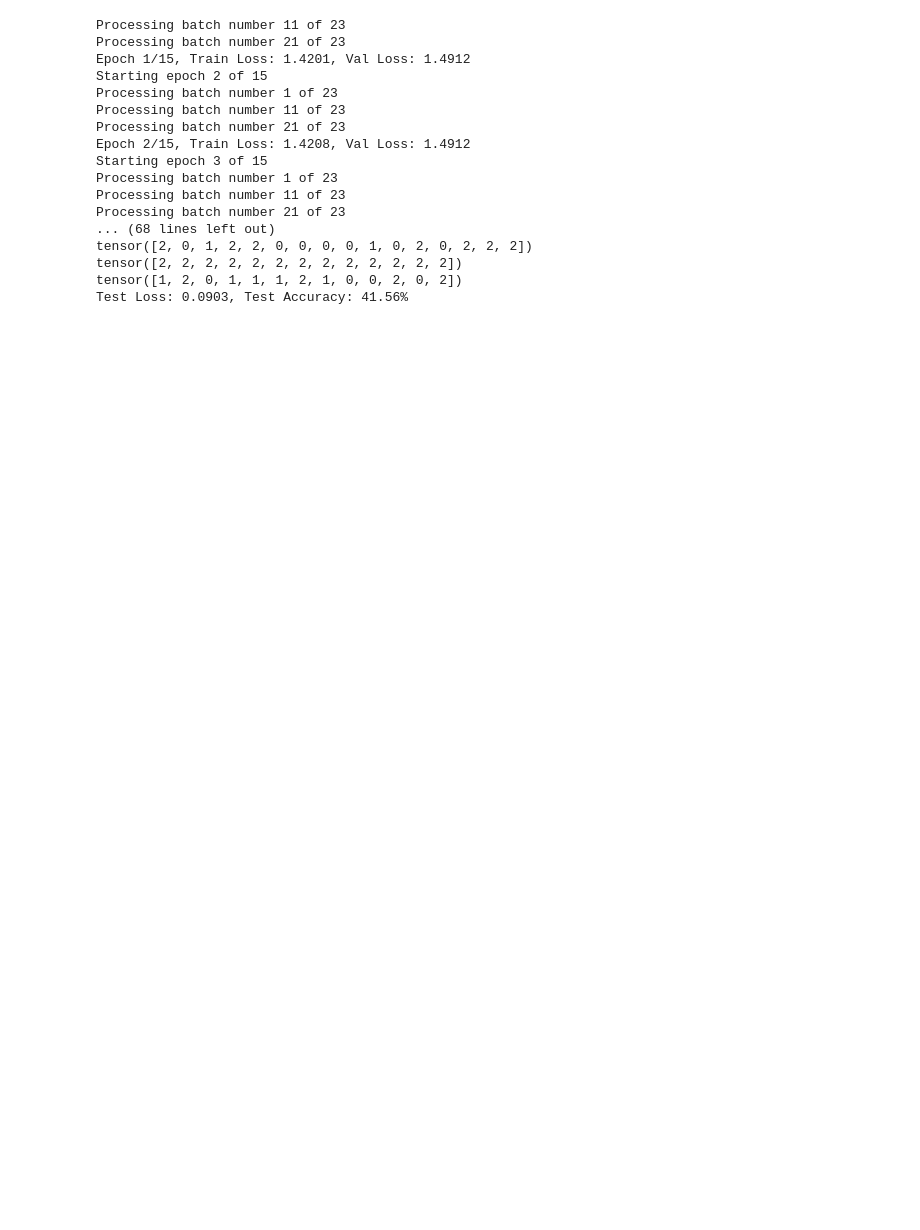
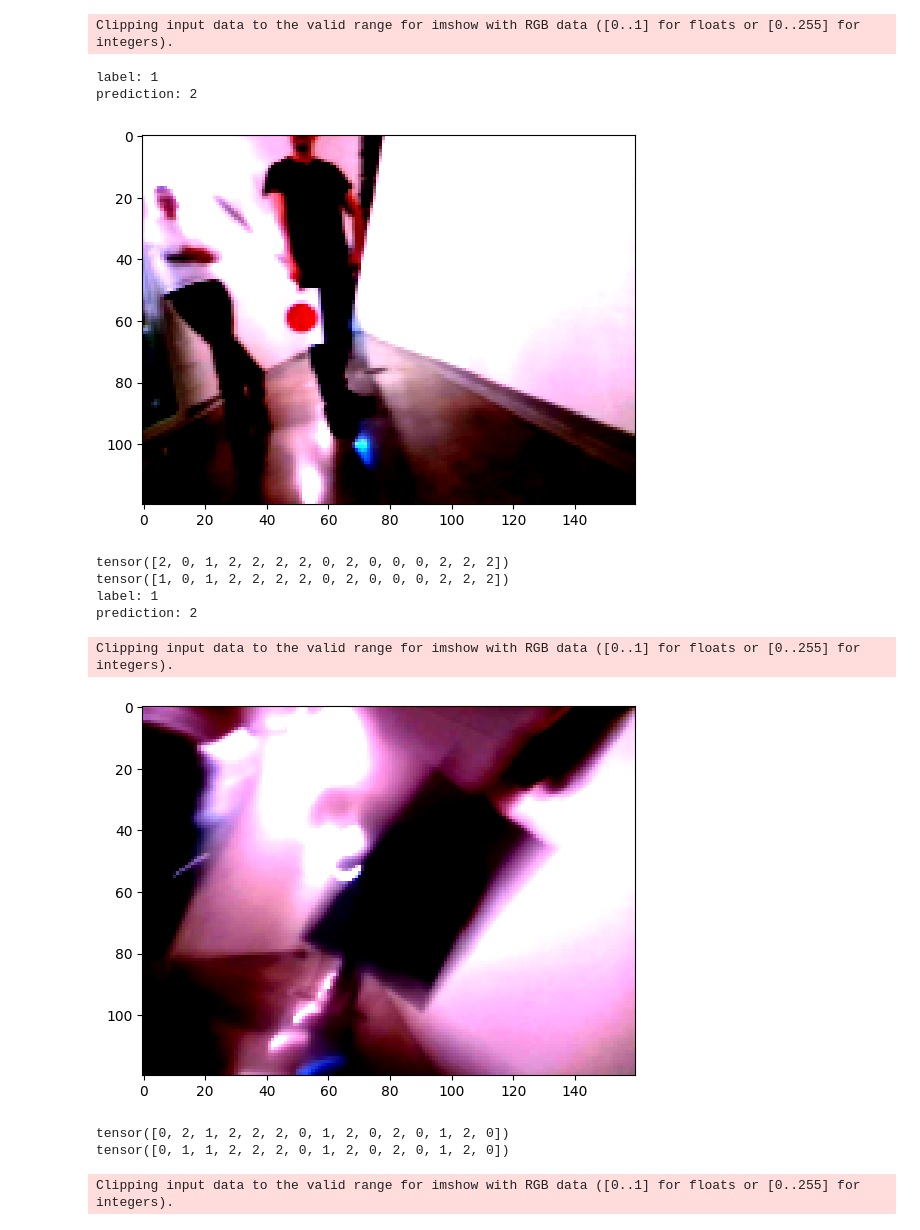
Before and after one commit to mvhhampek/e7012e, a Jupyter notebook: computer_vision/CNN.ipynb, the cells around one changed output. Cells and saved outputs as stored; diff of their text form; code cells hidden in the pictures; blank space fills up the shorter version.

```diff
--- a/computer_vision/CNN.ipynb
+++ b/computer_vision/CNN.ipynb
@@ -141,5 +164,5 @@ tensor([0, 0, 1])
 # %%
-def train_model(model, criterion, optimizer, train_loader, val_loader, num_epochs):
+def train_model(model, criterion, optimizer, train_loader, val_loader, num_epochs, scheduler):
     best_val_loss = float('inf')
     best_model = model
 
@@ -148,12 +171,15 @@ def train_model(model, criterion, optimizer, train_loader, val_loader, num_epoch
         model.train()
         train_loss = 0.0
         for batch_nr, (inputs, labels) in enumerate(train_loader):
-            if (batch_nr%10 == 0):
+            if (batch_nr%7 == 0):
                 print(f"Processing batch number {batch_nr+1} of {len(train_loader)}")
+            inputs = augment(inputs)
             inputs = inputs.to(device)
             labels = labels.to(device).to(torch.float)
             optimizer.zero_grad()
             outputs = model(inputs).to(torch.float)
+            #print(nn.Softmax()(outputs))
+            #print(labels)
             loss = criterion(outputs, labels)
             loss = loss.to(device)
             loss.backward()
@@ -161,6 +187,7 @@ def train_model(model, criterion, optimizer, train_loader, val_loader, num_epoch
             train_loss += loss.item() * inputs.size(0)
 
         train_loss /= len(train_loader.dataset)
+        scheduler.step()
 
         # Validation
         model.eval()
@@ -182,6 +209,7 @@ def train_model(model, criterion, optimizer, train_loader, val_loader, num_epoch
         if val_loss < best_val_loss:
             best_val_loss = val_loss
             best_model = model
+            torch.save(best_model, "CNN_model2.pt")
     return best_model
 
 def test_model(model, test_loader, criterion):
@@ -202,6 +230,12 @@ def test_model(model, test_loader, criterion):
             predicted = torch.argmax(outputs,dim=1)
             total += labels.size(0)
             labels = torch.argmax(labels,dim=1)
+            for image, pred, label in zip(inputs, predicted, labels):
+                if pred!=label:
+                    print("label:",label.item())
+                    print("prediction:",pred.item())
+                    plt.imshow(image.permute(1,2,0))
+                    plt.show()
             print(predicted)
             print(labels)
             correct += (predicted == labels).sum().item()
@@ -212,26 +246,28 @@ def test_model(model, test_loader, criterion):
         accuracy = 100 * correct / total
 
         # Calculate confusion matrix
-        #conf_matrix = confusion_matrix(all_targets, all_predictions)
+        conf_matrix = confusion_matrix(all_targets, all_predictions)
 
-    return test_loss, accuracy#, conf_matrix
+    return test_loss, accuracy, conf_matrix
 # %%
-LEARNING_RATE = 0.1
-EPOCHS = 15
+LEARNING_RATE = 0.0001
+EPOCHS = 100
 
 print(device)
 model = CNN().to(device)
 criterion = torch.nn.CrossEntropyLoss(weight=torch.tensor([1.255,1.305,1])).to(device)
-optimizer = torch.optim.Adam(model.parameters(), lr=LEARNING_RATE)
+optimizer = torch.optim.Adam(model.parameters(), lr=LEARNING_RATE, weight_decay=0.0001)
+scheduler  = torch.optim.lr_scheduler.StepLR(optimizer, step_size=3, gamma=0.9)
 
 # Train the model
-trained_model = train_model(model, criterion, optimizer, train_loader, val_loader, EPOCHS)
+trained_model = train_model(model, criterion, optimizer, train_loader, val_loader, EPOCHS, scheduler)
+#trained_model = torch.load("CNN_model.pt")
 # Test the model
-test_loss, test_accuracy = test_model(trained_model, test_loader, criterion)
+test_loss, test_accuracy, conf_matrix = test_model(trained_model, test_loader, criterion)
 
 print(f'Test Loss: {test_loss:.4f}, Test Accuracy: {test_accuracy:.2f}%')
-#plt.figure(figsize=(8, 6))
-#plot_confusion_matrix(conf_matrix, classes=classes, normalize=False)
-#plt.show()
+plt.figure(figsize=(8, 6))
+plot_confusion_matrix(conf_matrix, classes=classes, normalize=False)
+plt.show()
 # %% [output]
 cpu
@@ -240,17 +290,13 @@ Processing batch number 1 of 23
-Processing batch number 11 of 23
-Processing batch number 21 of 23
-Epoch 1/15, Train Loss: 1.4201, Val Loss: 1.4912
-Starting epoch 2 of 15
-Processing batch number 1 of 23
-Processing batch number 11 of 23
-Processing batch number 21 of 23
-Epoch 2/15, Train Loss: 1.4208, Val Loss: 1.4912
-Starting epoch 3 of 15
-Processing batch number 1 of 23
-Processing batch number 11 of 23
-Processing batch number 21 of 23
-... (68 lines left out)
-tensor([2, 0, 1, 2, 2, 0, 0, 0, 0, 1, 0, 2, 0, 2, 2, 2])
-tensor([2, 2, 2, 2, 2, 2, 2, 2, 2, 2, 2, 2, 2])
-tensor([1, 2, 0, 1, 1, 1, 2, 1, 0, 0, 2, 0, 2])
-Test Loss: 0.0903, Test Accuracy: 41.56%
+Clipping input data to the valid range for imshow with RGB data ([0..1] for floats or [0..255] for integers).
+label: 1
+prediction: 2
+[figure, added]
+tensor([2, 0, 1, 2, 2, 2, 2, 0, 2, 0, 0, 0, 2, 2, 2])
+tensor([1, 0, 1, 2, 2, 2, 2, 0, 2, 0, 0, 0, 2, 2, 2])
+label: 1
+prediction: 2
+Clipping input data to the valid range for imshow with RGB data ([0..1] for floats or [0..255] for integers).
+[figure, added]
+tensor([0, 2, 1, 2, 2, 2, 0, 1, 2, 0, 2, 0, 1, 2, 0])
+tensor([0, 1, 1, 2, 2, 2, 0, 1, 2, 0, 2, 0, 1, 2, 0])
+Clipping input data to the valid range for imshow with RGB data ([0..1] for floats or [0..255] for integers).
```
Also changed, not shown: parts of 11 cells of this notebook, 4 other files.
